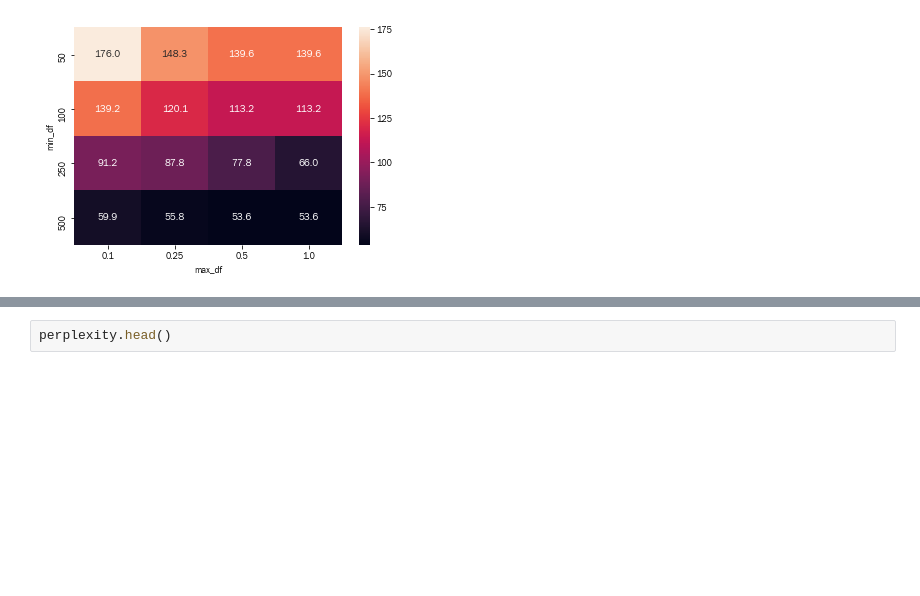
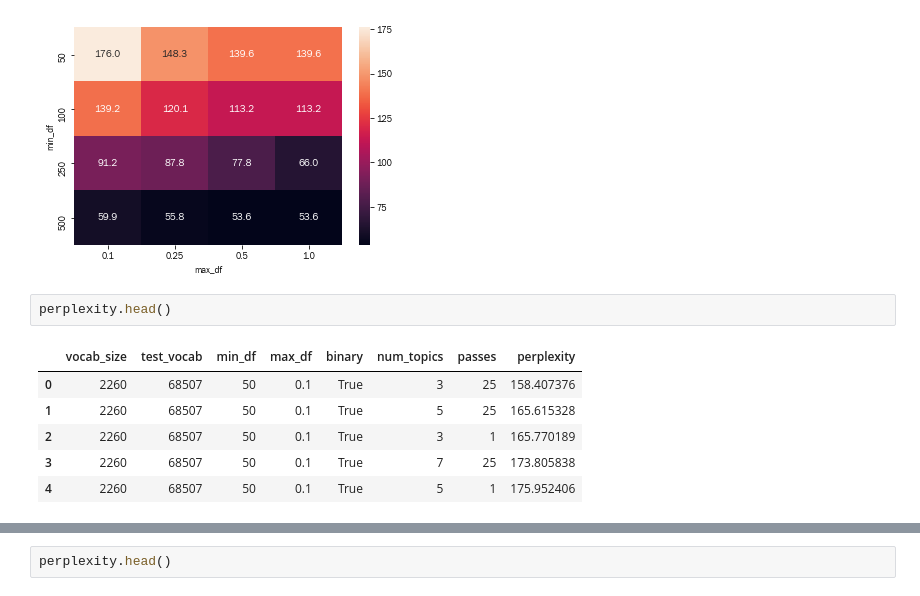
Before and after one commit to PaulClas/machine-learning-for-trading, a Jupyter notebook: 14_topic_modeling/earnings_calls/eval_experiment.ipynb, the cells around one changed output, grey strips where cells are left out. Saved outputs shown, nothing was run; the diff lists cells and outputs as text; blank space fills up the shorter version.

```diff
--- a/14_topic_modeling/earnings_calls/eval_experiment.ipynb
+++ b/14_topic_modeling/earnings_calls/eval_experiment.ipynb
@@ -44,3 +44,12 @@ sns.heatmap(perplexity.groupby(['vocab_size', 'num_topics']).perplexity.median()
 sns.heatmap(perplexity.groupby(['min_df', 'max_df']).perplexity.median().unstack(), annot=True, fmt='.1f');
 # %% [output]
 [figure]
+# %%
+perplexity.head()
+# %% [output]
+|  | vocab_size | test_vocab | min_df | max_df | binary | num_topics | passes | perplexity |
+| 0 | 2260 | 68507 | 50 | 0.1 | True | 3 | 25 | 158.407376 |
+| 1 | 2260 | 68507 | 50 | 0.1 | True | 5 | 25 | 165.615328 |
+| 2 | 2260 | 68507 | 50 | 0.1 | True | 3 | 1 | 165.770189 |
+| 3 | 2260 | 68507 | 50 | 0.1 | True | 7 | 25 | 173.805838 |
+| 4 | 2260 | 68507 | 50 | 0.1 | True | 5 | 1 | 175.952406 |
```
Also changed, not shown: parts of 6 cells of this notebook, 5 other files.
